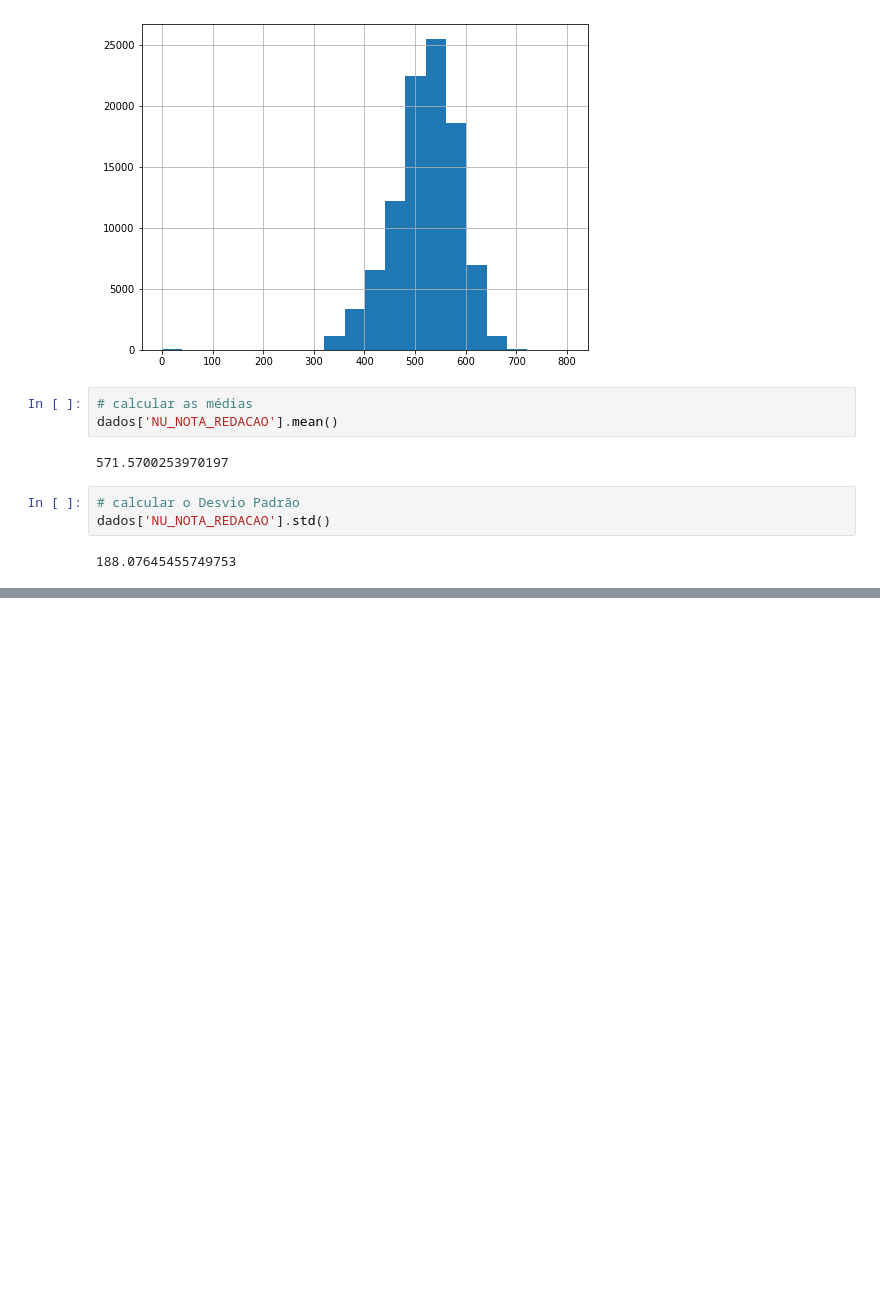
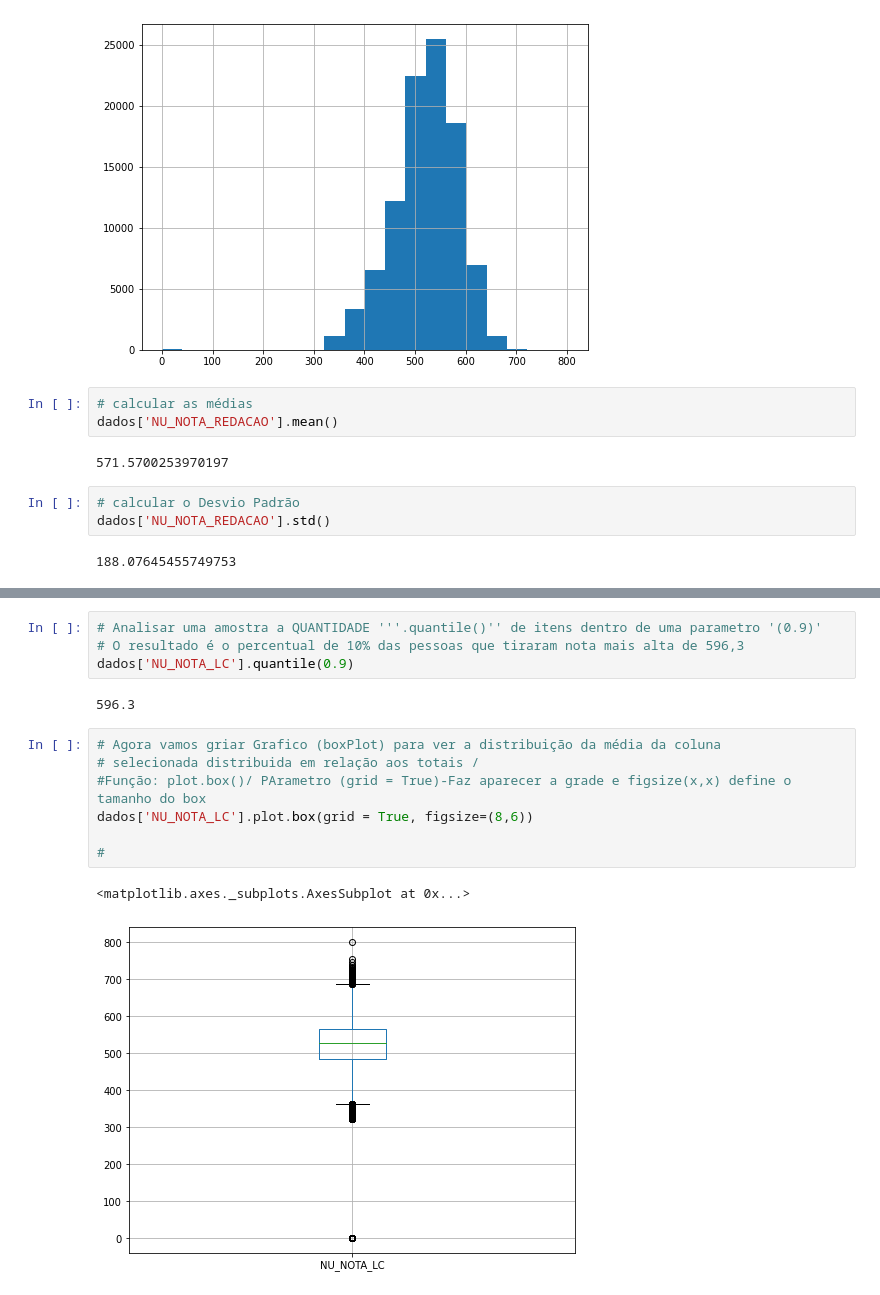
Before and after one commit to DanielMGuedes/Copia1_Trb_Big_Data, a Jupyter notebook: Imersão_de_Dados_(ENEM_2019)_Alura.ipynb, the cells around one changed output, grey strips where cells are left out. Saved outputs shown, nothing was run; the diff lists cells and outputs as text; blank space fills up the shorter version.

```diff
--- a/Imersão_de_Dados_(ENEM_2019)_Alura.ipynb
+++ b/Imersão_de_Dados_(ENEM_2019)_Alura.ipynb
@@ -290,0 +311,16 @@ dados['NU_NOTA_REDACAO'].std()
+# %%
+# Analisar uma amostra a QUANTIDADE '''.quantile()'' de itens dentro de uma parametro '(0.9)'
+# O resultado é o percentual de 10% das pessoas que tiraram nota mais alta de 596,3
+dados['NU_NOTA_LC'].quantile(0.9)
+# %% [output]
+596.3
+# %%
+# Agora vamos griar Grafico (boxPlot) para ver a distribuição da média da coluna
+# selecionada distribuida em relação aos totais /
+#Função: plot.box()/ PArametro (grid = True)-Faz aparecer a grade e figsize(x,x) define o tamanho do box
+dados['NU_NOTA_LC'].plot.box(grid = True, figsize=(8,6))
+
+#
+# %% [output]
+<matplotlib.axes._subplots.AxesSubplot at 0x...>
+[figure, added]
```
Also changed, not shown: parts of 8 cells of this notebook.
